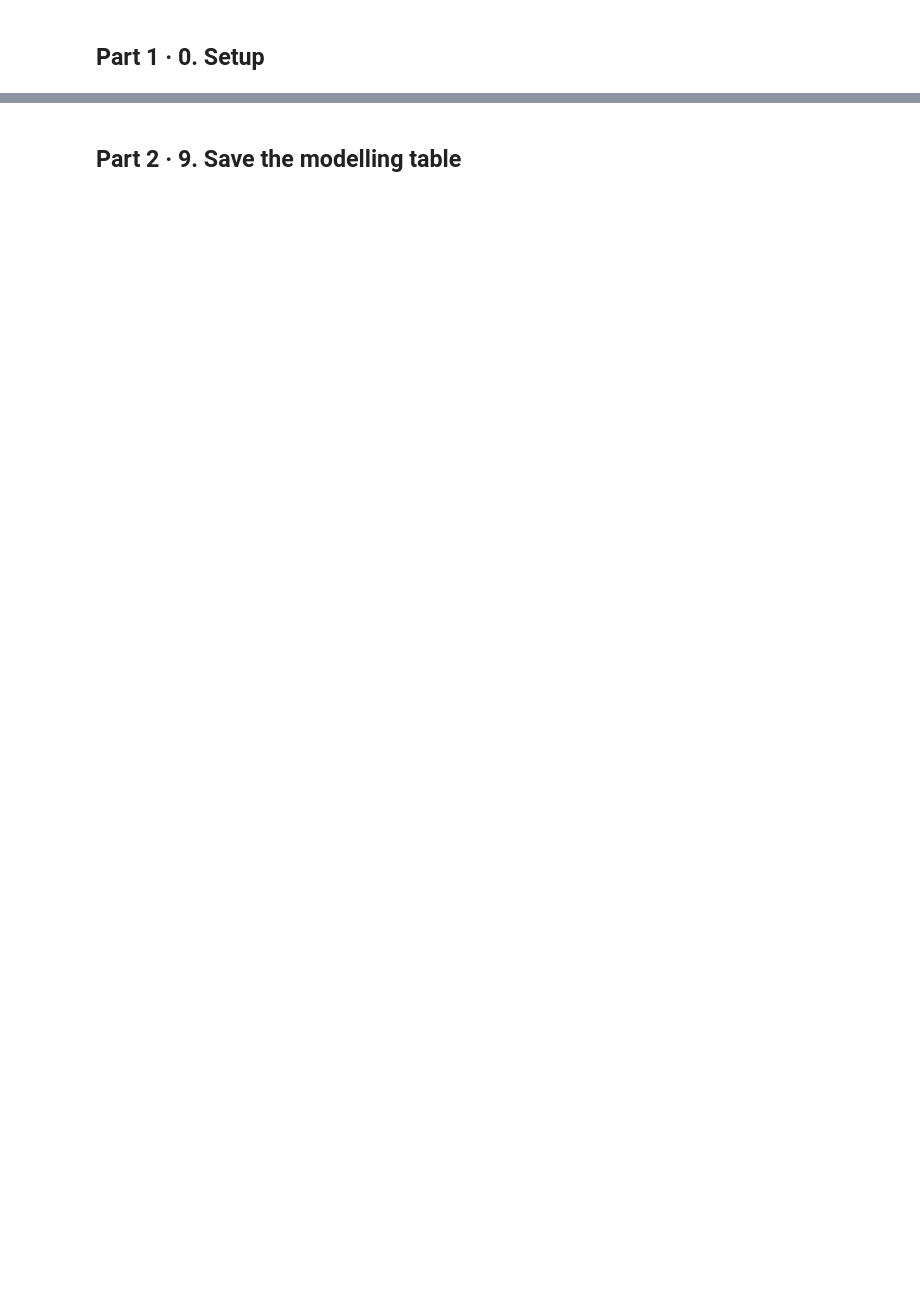
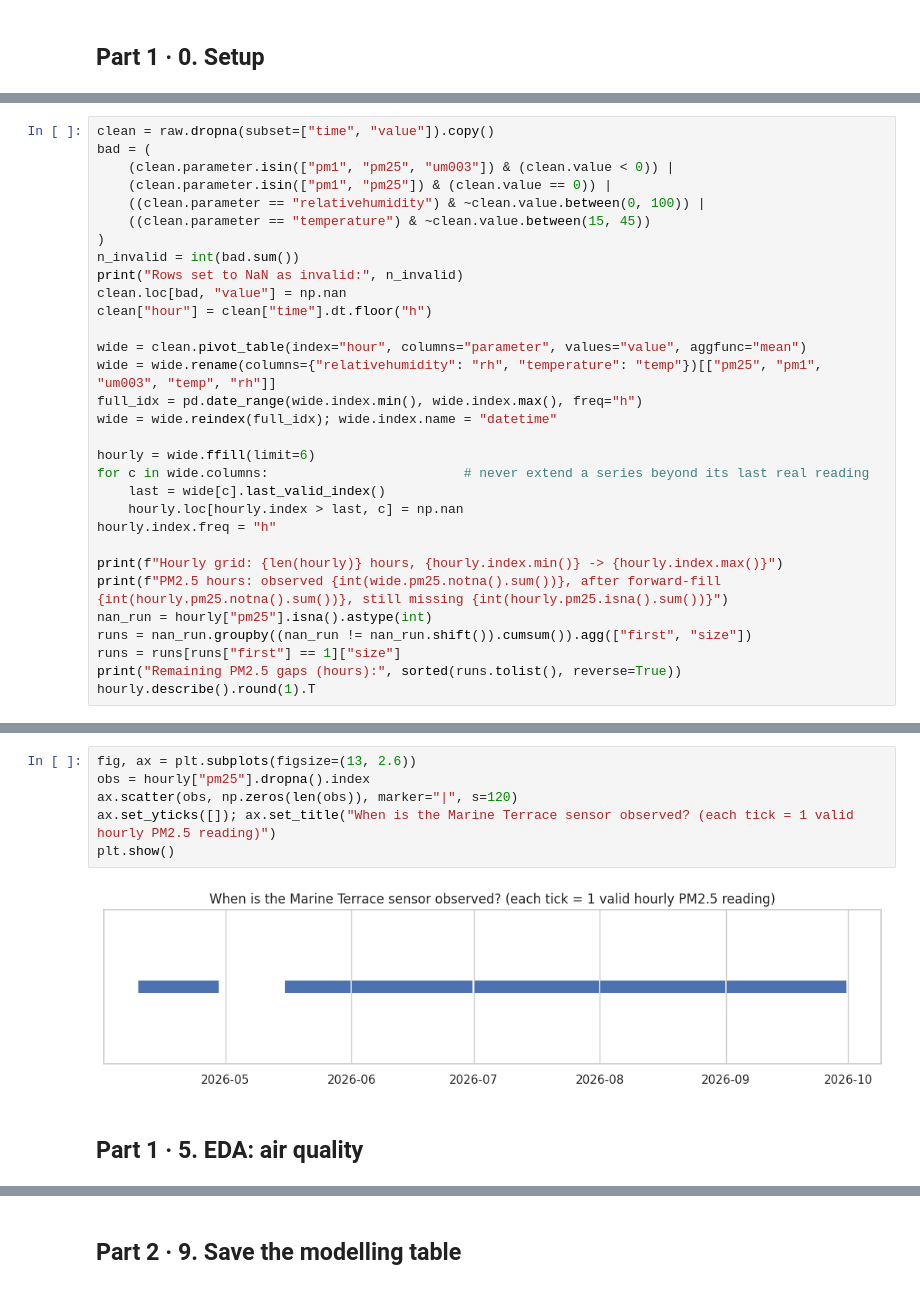
Before and after one commit to ZaField/Transboundary-Haze-Forecasting, a Jupyter notebook: Transboundary_Haze_Forecasting.ipynb, the cells around one changed output, grey strips where cells are left out. Cells and saved outputs as stored; diff of their text form; blank space fills up the shorter version.

```diff
--- a/Transboundary_Haze_Forecasting.ipynb
+++ b/Transboundary_Haze_Forecasting.ipynb
@@ -993,0 +219,31 @@ display(pd.DataFrame(rows_out).round(1).pivot_table(index=["horizon", "baseline"
+# %%
+clean = raw.dropna(subset=["time", "value"]).copy()
+bad = (
+    (clean.parameter.isin(["pm1", "pm25", "um003"]) & (clean.value < 0)) |
+    (clean.parameter.isin(["pm1", "pm25"]) & (clean.value == 0)) |
+    ((clean.parameter == "relativehumidity") & ~clean.value.between(0, 100)) |
+    ((clean.parameter == "temperature") & ~clean.value.between(15, 45))
+)
+n_invalid = int(bad.sum())
+print("Rows set to NaN as invalid:", n_invalid)
+clean.loc[bad, "value"] = np.nan
+clean["hour"] = clean["time"].dt.floor("h")
+
+wide = clean.pivot_table(index="hour", columns="parameter", values="value", aggfunc="mean")
+wide = wide.rename(columns={"relativehumidity": "rh", "temperature": "temp"})[["pm25", "pm1", "um003", "temp", "rh"]]
+full_idx = pd.date_range(wide.index.min(), wide.index.max(), freq="h")
+wide = wide.reindex(full_idx); wide.index.name = "datetime"
+
+hourly = wide.ffill(limit=6)
+for c in wide.columns:                         # never extend a series beyond its last real reading
+    last = wide[c].last_valid_index()
+    hourly.loc[hourly.index > last, c] = np.nan
+hourly.index.freq = "h"
+
+print(f"Hourly grid: {len(hourly)} hours, {hourly.index.min()} -> {hourly.index.max()}")
+print(f"PM2.5 hours: observed {int(wide.pm25.notna().sum())}, after forward-fill {int(hourly.pm25.notna().sum())}, still missing {int(hourly.pm25.isna().sum())}")
+nan_run = hourly["pm25"].isna().astype(int)
+runs = nan_run.groupby((nan_run != nan_run.shift()).cumsum()).agg(["first", "size"])
+runs = runs[runs["first"] == 1]["size"]
+print("Remaining PM2.5 gaps (hours):", sorted(runs.tolist(), reverse=True))
+hourly.describe().round(1).T
@@ -993,0 +262,10 @@ display(pd.DataFrame(rows_out).round(1).pivot_table(index=["horizon", "baseline"
+# %%
+fig, ax = plt.subplots(figsize=(13, 2.6))
+obs = hourly["pm25"].dropna().index
+ax.scatter(obs, np.zeros(len(obs)), marker="|", s=120)
+ax.set_yticks([]); ax.set_title("When is the Marine Terrace sensor observed? (each tick = 1 valid hourly PM2.5 reading)")
+plt.show()
+# %% [output]
+[figure, added]
+# %% [markdown]
+## Part 1 · 5. EDA: air quality
```
Also changed, not shown: parts of 155 cells of this notebook.
